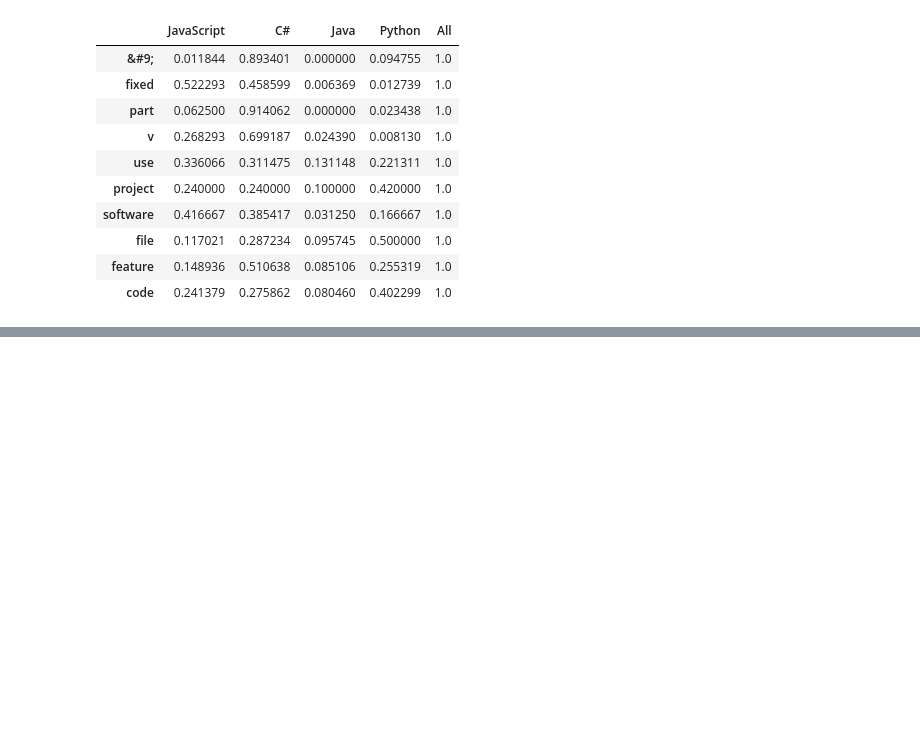
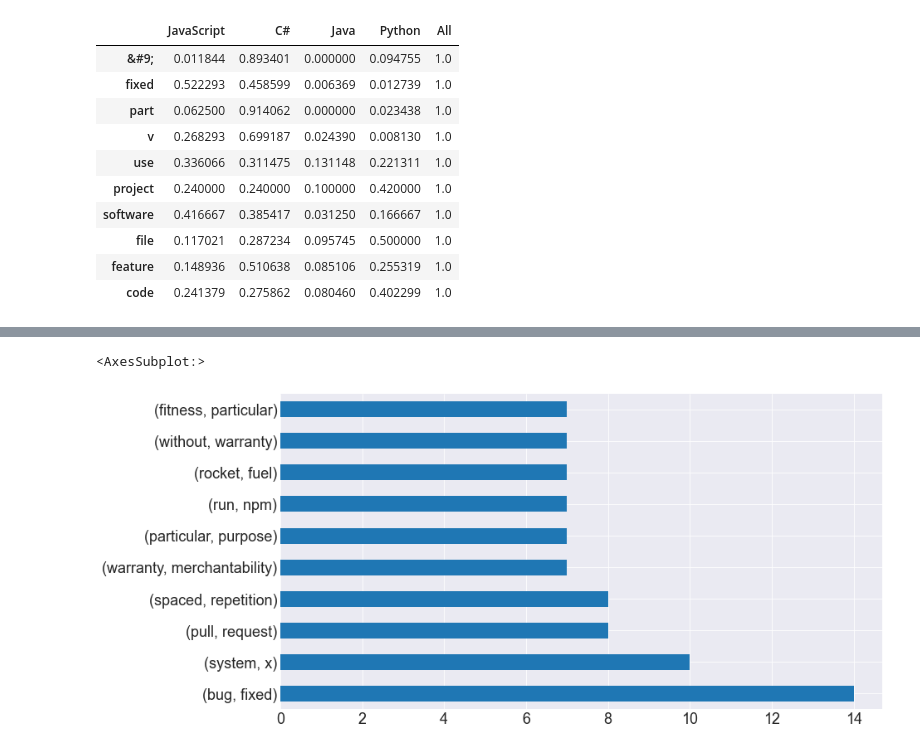
Before and after one commit to Codeup-Mirzakhani-Group1-NLP-Project/Codeup-Mirzakhani-GitHub-Scrape-NLP-Project, a Jupyter notebook: justin_docs/Justin_project_working.ipynb, the cells around one changed output, grey strips where cells are left out. Saved outputs shown, nothing was run; the diff lists cells and outputs as text; code cells hidden in the pictures; blank space fills up the shorter version.

```diff
--- a/justin_docs/Justin_project_working.ipynb
+++ b/justin_docs/Justin_project_working.ipynb
@@ -684,8 +737,9 @@ lem_word_counts.sort_values('All', ascending=False)\
 | feature | 0.148936 | 0.510638 | 0.085106 | 0.255319 | 1.0 |
 | code | 0.241379 | 0.275862 | 0.080460 | 0.402299 | 1.0 |
 # %%
-plt.figure(figsize=(16, 9))
-plt.rc('font', size=16)
+# visually compare the four languages by the top 20 most frequent words
+#plt.figure(figsize=(9, 9))
+plt.rc('font', size=14)
 
 (lem_word_counts.sort_values('All', ascending=False)
  .head(20)
@@ -702,0 +791,7 @@ plt.legend(bbox_to_anchor=(1.02, 1), loc='upper left', borderaxespad=0)
+# %%
+# Display top 10 bigram pairs for JavaScript lemmatized
+pd.Series(nltk.bigrams(js_lem)
+         ).value_counts().head(10).plot.barh()
+# %% [output]
+<AxesSubplot:>
+[figure, added]
```
Also changed, not shown: parts of 72 cells of this notebook.
